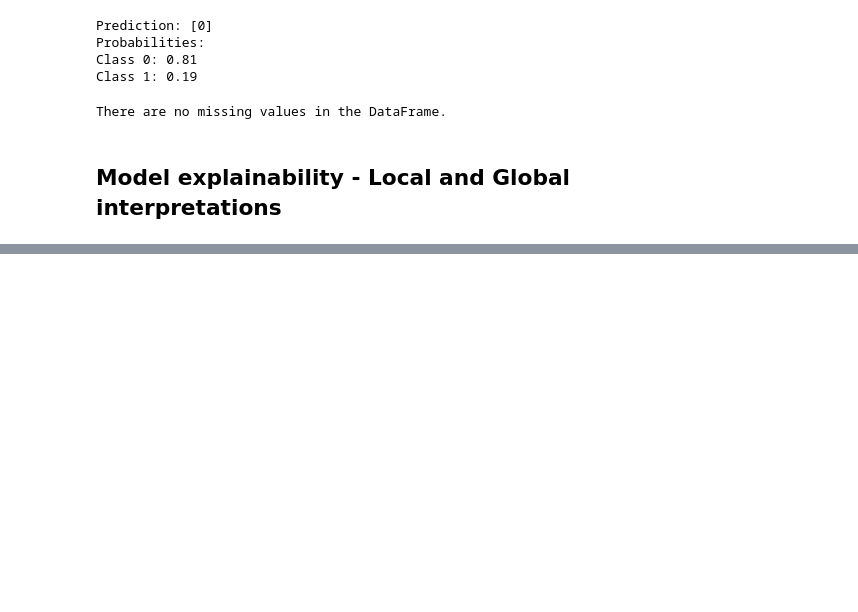
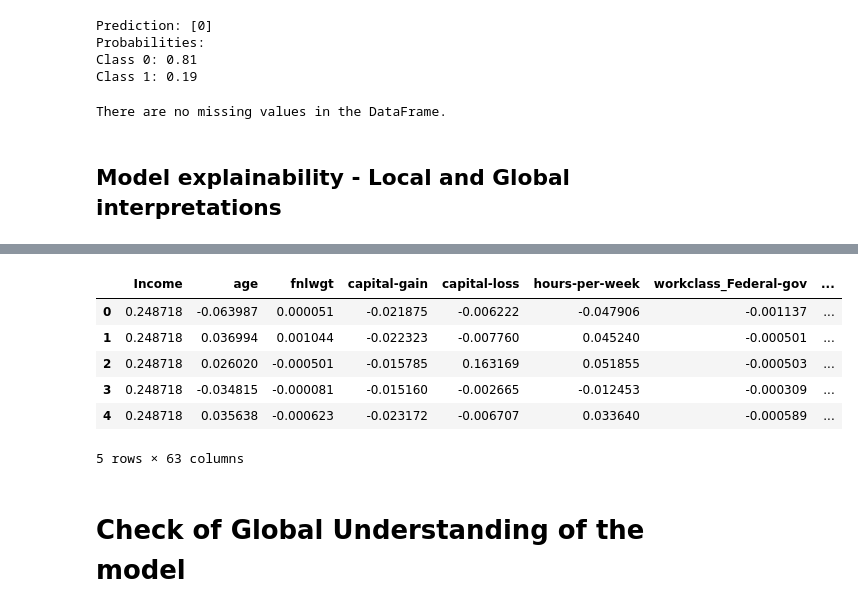
Before and after one commit to josephmailil1/Master-Thesis-repo, a Jupyter notebook: SHAP.ipynb, the cells around one changed output, grey strips where cells are left out. Drawn from its saved outputs; the diff is of its cells as text; code cells hidden in the pictures; blank space fills up the shorter version.

Commit message:
SHAP Global Test

```diff
--- a/SHAP.ipynb
+++ b/SHAP.ipynb
@@ -497,6 +495,16 @@ shap_df = pd.DataFrame(
     np.c_[shap_values_rf[:, :, 1].base_values, shap_values_rf[:, :, 1].values],
     columns = ["Income"] + list(X_test.columns)
 )
+# %%
+shap_df.head()
+# %% [output]
+|  | Income | age | fnlwgt | capital-gain | capital-loss | hours-per-week | workclass_Federal-gov | ... |
+| 0 | 0.248718 | -0.063987 | 0.000051 | -0.021875 | -0.006222 | -0.047906 | -0.001137 | ... |
+| 1 | 0.248718 | 0.036994 | 0.001044 | -0.022323 | -0.007760 | 0.045240 | -0.000501 | ... |
+| 2 | 0.248718 | 0.026020 | -0.000501 | -0.015785 | 0.163169 | 0.051855 | -0.000503 | ... |
+| 3 | 0.248718 | -0.034815 | -0.000081 | -0.015160 | -0.002665 | -0.012453 | -0.000309 | ... |
+| 4 | 0.248718 | 0.035638 | -0.000623 | -0.023172 | -0.006707 | 0.033640 | -0.000589 | ... |
+5 rows × 63 columns
 # %%
 # Calculate percentages
 shap_df_percentage = shap_df.div(shap_df['Income'], axis=0) * 100
@@ -509,3 +517,5 @@ shap_df_percentage_noincome.drop(columns=['Income'], inplace = True)
 # %%
 shap_df_noincome.to_csv('shap_noincome.csv', index=False)  # Set index=False to not write row numbers as the first column
 shap_df_percentage_noincome.to_csv('shap_percentage_noincome.csv', index=False)  # Set index=False to not write row numbers as the first column
+# %% [markdown]
+# Check of Global Understanding of the model
```
Also changed, not shown: parts of 5 cells of this notebook.
